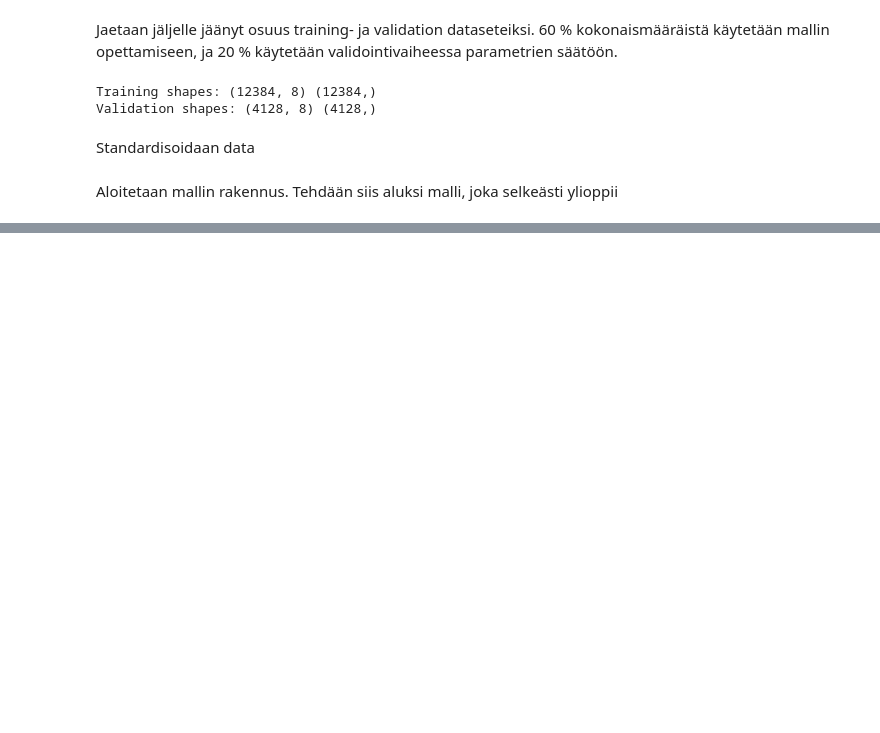
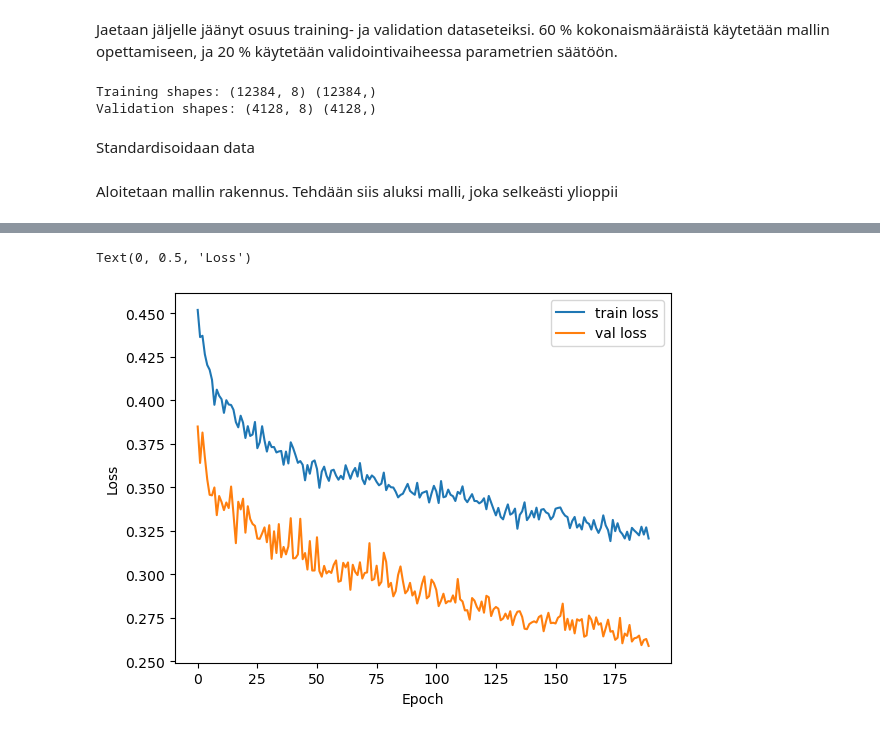
Before and after one commit to kurivill/Neuroverkot, a Jupyter notebook: toka.ipynb, the cells around one changed output, grey strips where cells are left out. Saved outputs shown, nothing was run; the diff lists cells and outputs as text; code cells hidden in the pictures; blank space fills up the shorter version.

```diff
--- a/toka.ipynb
+++ b/toka.ipynb
@@ -78,0 +172,23 @@ Kuvaajien perusteella mallissa tapahtuu ylioppimista, sillä vaikka train loss j
+# %%
+new_x_train = np.concatenate((x_train, x_val), axis=0)
+new_y_train = np.concatenate((y_train, y_val), axis=0)
+
+model3 = Sequential([
+    Input(shape=(8,)),
+    Dense(64, activation='relu', kernel_regularizer=tf.keras.regularizers.l2(0.001)),
+    BatchNormalization(),
+    Dropout(0.2),
+    Dense(64, activation='relu', kernel_regularizer=tf.keras.regularizers.l2(0.001)),
+    BatchNormalization(),
+    Dropout(0.2),
+    Dense(1)
+])
+
+model3.compile(optimizer='adam', loss='mse', metrics=['mae'])
+
+callbacks = [
+    tf.keras.callbacks.ReduceLROnPlateau(monitor='val_loss', factor=0.8, patience=10, min_lr=1e-5), # Vähennetään learning ratea maltillisesti, jotta ei aliopi.
+    tf.keras.callbacks.EarlyStopping(monitor='val_loss', patience=25, restore_best_weights=True) # Annetaan mallin pyöriä melko pitkään ennen lopetusta, koska muuten alioppii.
+]
+
+history3 = model3.fit(new_x_train, new_y_train, epochs=200, batch_size=32, validation_data=(x_val, y_val), verbose=1, callbacks=callbacks)
@@ -78,0 +213,9 @@ Kuvaajien perusteella mallissa tapahtuu ylioppimista, sillä vaikka train loss j
+# %%
+plt.plot(history3.history['loss'][10:], label='train loss')
+plt.plot(history3.history['val_loss'][10:], label='val loss')
+plt.legend()
+plt.xlabel('Epoch')
+plt.ylabel('Loss')
+# %% [output]
+Text(0, 0.5, 'Loss')
+[figure, added]
```
Also changed, not shown: parts of 17 cells of this notebook, 1 other file.
